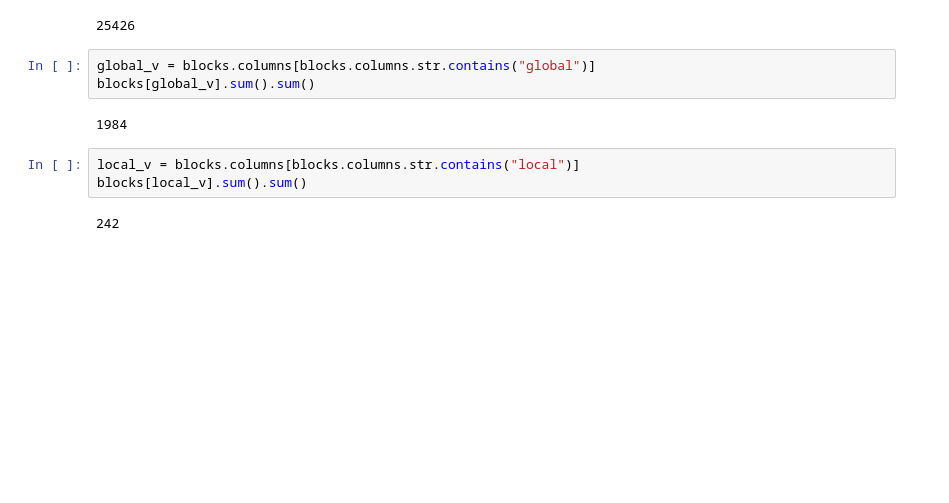
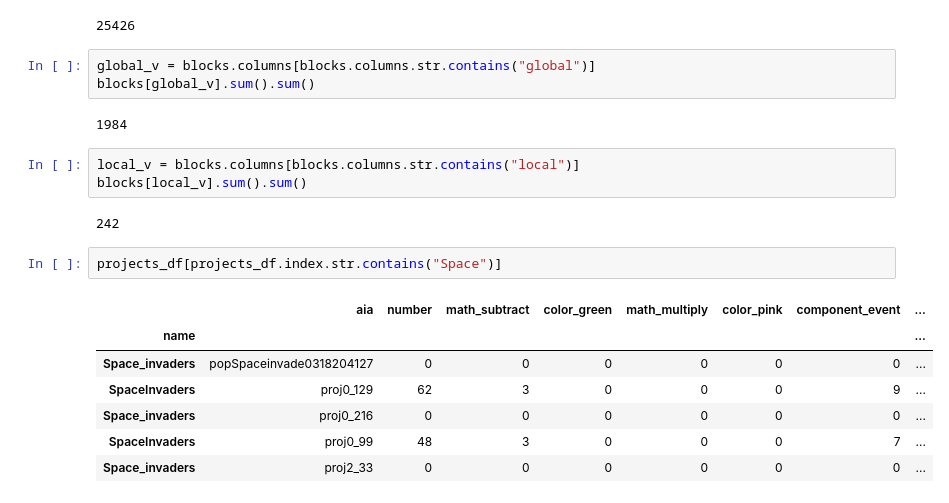
Before and after one commit to robernom/app-inventor-analysis, a Jupyter notebook: blocks_analysis.ipynb, the cells around one changed output. Saved outputs shown, nothing was run; the diff lists cells and outputs as text; blank space fills up the shorter version.

```diff
--- a/blocks_analysis.ipynb
+++ b/blocks_analysis.ipynb
@@ -307,3 +307,13 @@ local_v = blocks.columns[blocks.columns.str.contains("local")]
 blocks[local_v].sum().sum()
 # %% [output]
 242
+# %%
+projects_df[projects_df.index.str.contains("Space")]
+# %% [output]
+|  | aia | number | math_subtract | color_green | math_multiply | color_pink | component_event | ... |
+| name |  |  |  |  |  |  |  | ... |
+| Space_invaders | popSpaceinvade0318204127 | 0 | 0 | 0 | 0 | 0 | 0 | ... |
+| SpaceInvaders | proj0_129 | 62 | 3 | 0 | 0 | 0 | 9 | ... |
+| Space_invaders | proj0_216 | 0 | 0 | 0 | 0 | 0 | 0 | ... |
+| SpaceInvaders | proj0_99 | 48 | 3 | 0 | 0 | 0 | 7 | ... |
+| Space_invaders | proj2_33 | 0 | 0 | 0 | 0 | 0 | 0 | ... |
```
Also changed, not shown: 3 other files.
